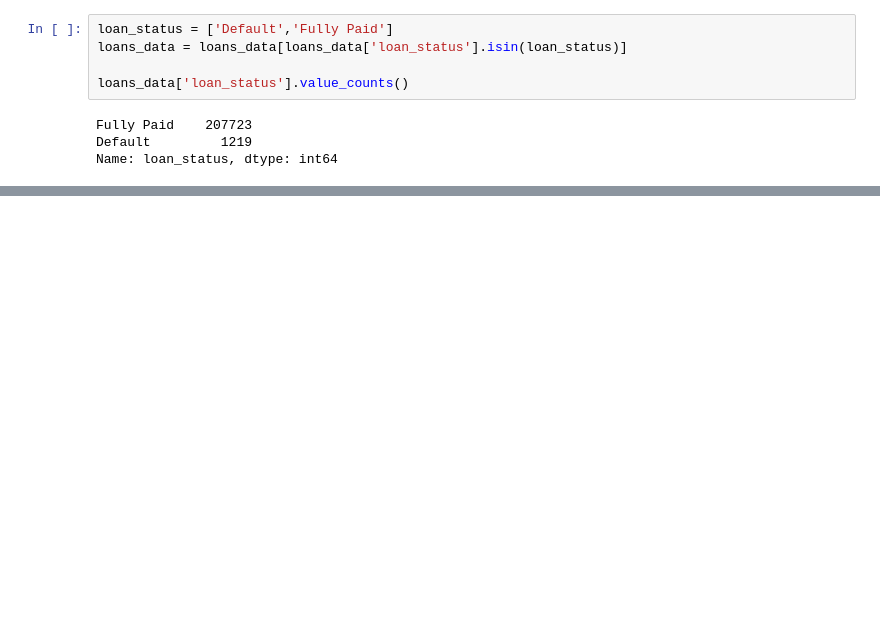
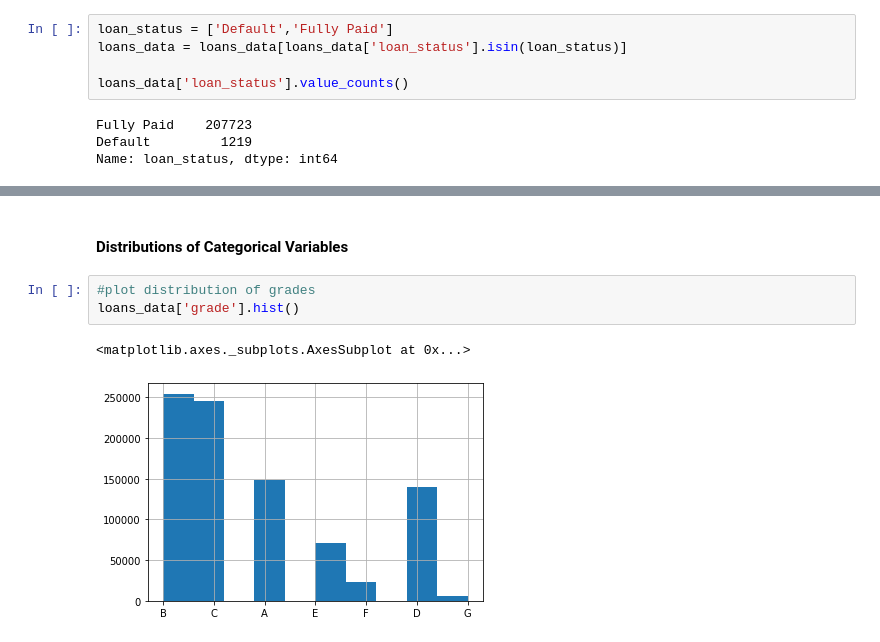
Before and after one commit to elilaird/CS7324-MachineLearning-Labs, a Jupyter notebook: Lab5/Lab5.ipynb, the cells around one changed output, grey strips where cells are left out. Drawn from its saved outputs; the diff is of its cells as text; blank space fills up the shorter version.

```diff
--- a/Lab5/Lab5.ipynb
+++ b/Lab5/Lab5.ipynb
@@ -93,0 +174,8 @@ Name: loan_status, dtype: int64
+# %% [markdown]
+#### Distributions of Categorical Variables
+# %%
+#plot distribution of grades
+loans_data['grade'].hist()
+# %% [output]
+<matplotlib.axes._subplots.AxesSubplot at 0x...>
+[figure, added]
```
Also changed, not shown: parts of 29 cells of this notebook.
